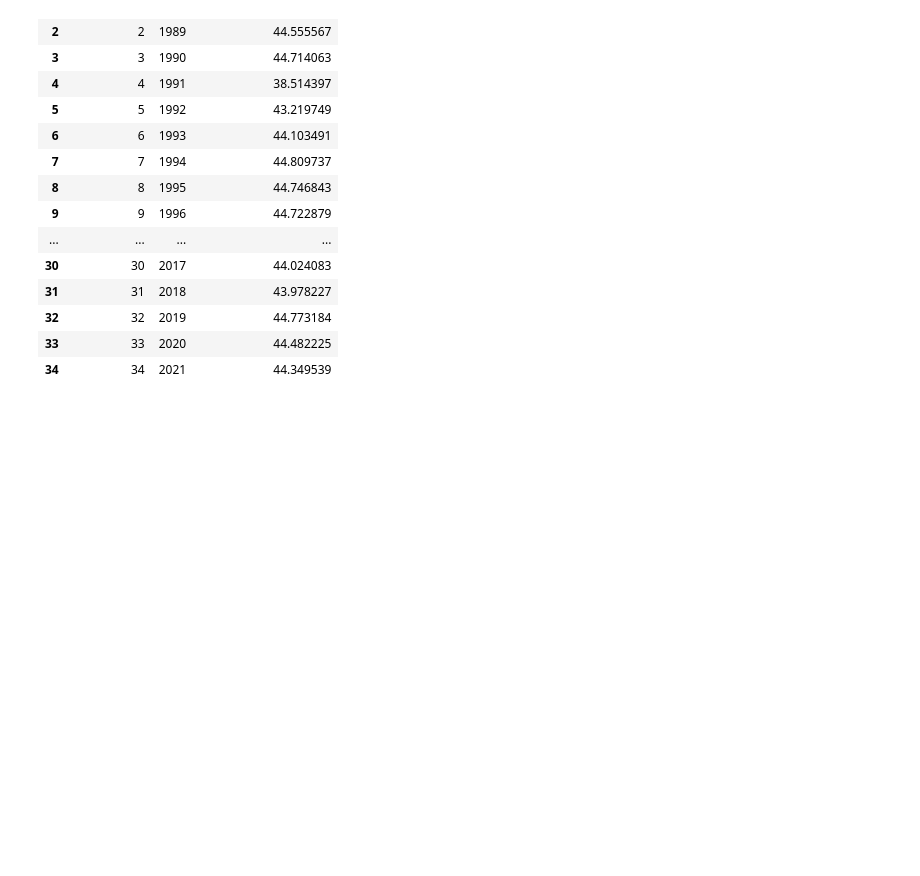
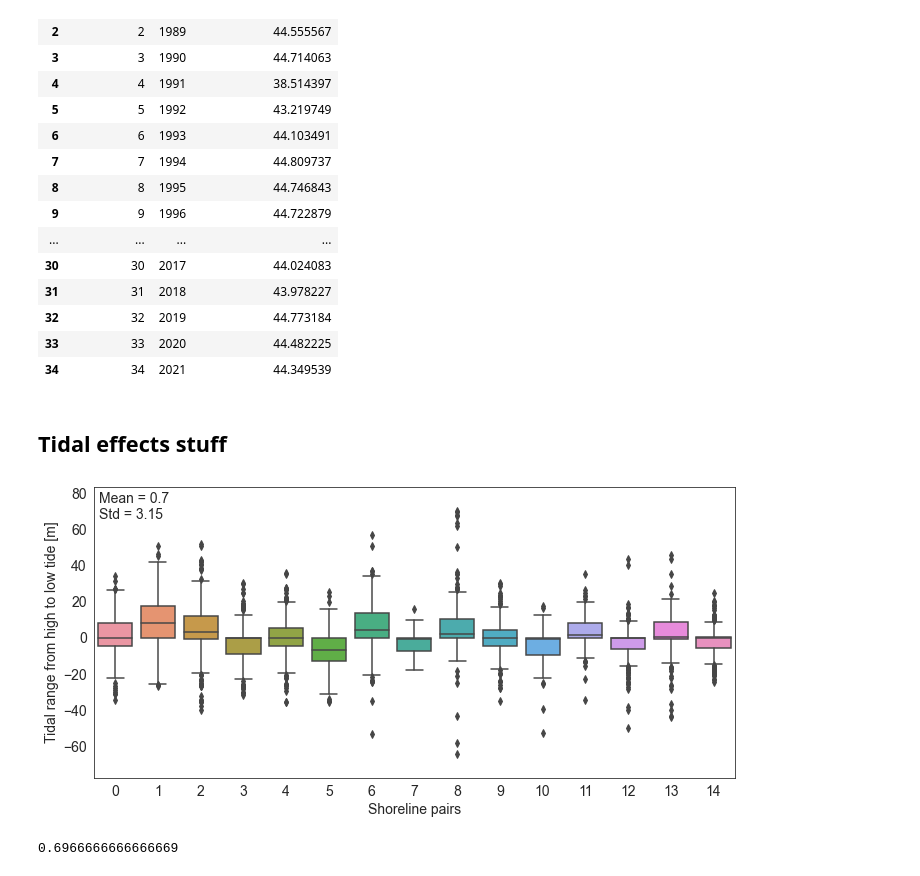
Before and after one commit to ronjalappe/VN_coastline_dynamics, a Jupyter notebook: test_analysis.ipynb, the cells around one changed output. Cells and saved outputs as stored; diff of their text form; code cells hidden in the pictures; blank space fills up the shorter version.

Commit message:
tidal dynamics update

```diff
--- a/test_analysis.ipynb
+++ b/test_analysis.ipynb
@@ -330,3 +325,5 @@ land_area
 | 32 | 32 | 2019 | 44.773184 |
 | 33 | 33 | 2020 | 44.482225 |
 | 34 | 34 | 2021 | 44.349539 |
+# %% [markdown]
+## Tidal effects stuff
@@ -332,0 +377,21 @@ land_area
+# %%
+plt.rcParams["font.size"] = 14
+
+mean = np.mean(df.Median_tidal_range)
+std =  np.std(df.Median_tidal_range)
+sns.set_style('white')
+fig,ax = plt.subplots(figsize=(10, 5))
+#ax.hlines(0,0,14,color="grey")
+sns.boxplot(data=df.All_tidal_ranges)
+ax.margins(x=0.01,y=0.1)
+ax.set_ylabel("Tidal range from high to low tide [m]")
+ax.set_xlabel("Shoreline pairs")
+ax.annotate("Mean = "+str(mean.round(2))+"\nStd = "+str(std.round(2)),xy=(0,1),xycoords="axes fraction",xytext=(5,-5), textcoords="offset points",ha="left",va="top")
+fig.tight_layout()
+fig.savefig(os.path.join(plot_dir,"Qui_Nhon_tidal_range"), dpi=400)
+# %% [output]
+[figure, added]
+# %%
+np.mean(df.Median_tidal_range)
+# %% [output]
+0.6966666666666669
```
Also changed, not shown: parts of 3 cells of this notebook, 6 other files.
